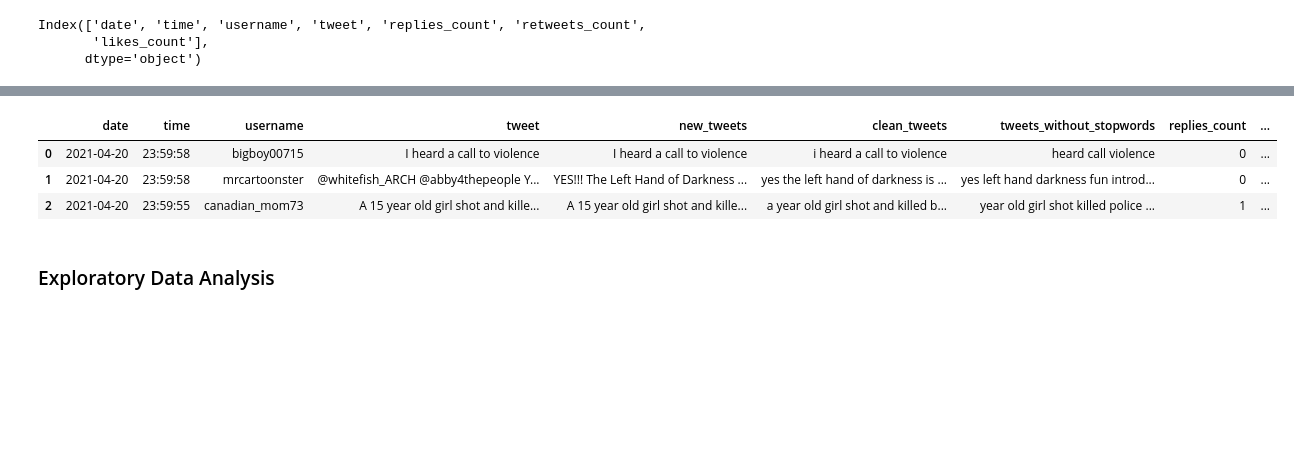
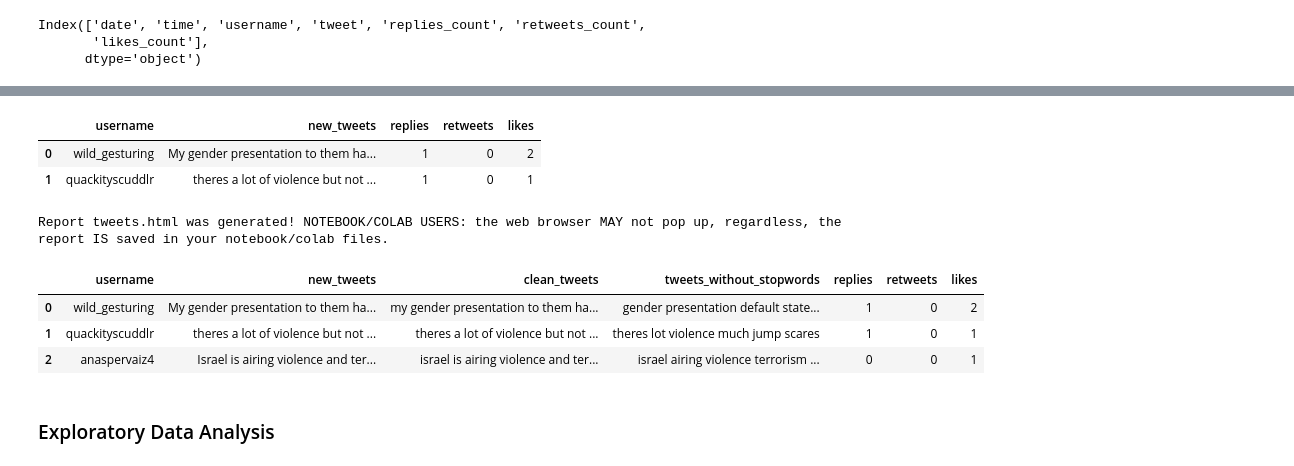
Before and after one commit to Paul-mwaura/Natural-Language-Processing, a Jupyter notebook: Gender_Based_Discrimination_Project.ipynb, the cells around one changed output, grey strips where cells are left out. Drawn from its saved outputs; the diff is of its cells as text; code cells hidden in the pictures; blank space fills up the shorter version.

```diff
--- a/Gender_Based_Discrimination_Project.ipynb
+++ b/Gender_Based_Discrimination_Project.ipynb
@@ -93,7 +121,7 @@ tweet.iloc[:3]
 Name: tweet, dtype: object
 # %%
 tweets = []
-for word in tweet:
-  word = re.sub('@[\w]+','',word)
-  tweets.append(word)
+for sent in tweet:
+  sent = re.sub('@[\w]+','',sent)
+  tweets.append(sent)
 # %%
@@ -122,0 +150,5 @@ df.head()
+# %%
+data = df.rename(columns = {'replies_count':'replies',
+                            'retweets_count':'retweets', 'likes_count':'likes'}, inplace=False)
+
+df.columns
@@ -123,3 +188,18 @@ df.head()
+# %%
+data = data[['username', 'new_tweets', 'replies', 'retweets', 'likes']]
+data.head(2)
+# %% [output]
+|  | username | new_tweets | replies | retweets | likes |
+| 0 | wild_gesturing | My gender presentation to them ha... | 1 | 0 | 2 |
+| 1 | quackityscuddlr | theres a lot of violence but not ... | 1 | 0 | 1 |
+# %%
+#to analyze the data and create a report, simply call analyze() method passing in the dataframe as argument
+report = sv.analyze(data)
+
+#display the report as html
+report.show_html('tweets.html')
+# %% [output]
+Report tweets.html was generated! NOTEBOOK/COLAB USERS: the web browser MAY not pop up, regardless, the report IS saved in your notebook/colab files.
 # %%
 SPECIAL_TOKENS = {
     'quoted': 'quoted_item',
@@ -152,7 +232,7 @@ def cleaning(text, stem_words=True):
     text = re.sub("\w*\d\w*", "", text)
 
 
-    text = re.sub("\'s", " ", text) # we have cases like "Sam is" or "Sam's" (i.e. his) these two cases aren't separable, I choose to compromise are kill "'s" directly
+    text = re.sub("\'s", " ", text)
     text = re.sub(" whats ", " what is ", text, flags=re.IGNORECASE)
     text = re.sub("\'ve", " have ", text)
     text = re.sub("can't", "can not", text)
@@ -191,10 +271,6 @@ def cleaning(text, stem_words=True):
 
     text = re.sub('[^\x00-\x7F]+', pad_str(SPECIAL_TOKENS['non-ascii']), text) # replace non-ascii word with special word
 
-    # kenyan shillings
-
-    text = re.sub("(?<=[0-9])ks ", " ks ", text, flags=re.IGNORECASE)
-    text = re.sub(" ks(?=[0-9])", " ks ", text, flags=re.IGNORECASE)
 
     text = [c for c in text if c not in string.punctuation]
     text = [c for c in text if c != '\n'] # Removing newline
@@ -215,18 +291,18 @@ def cleaning(text, stem_words=True):
     return text
 # %%
 # Clean the tweets.
-df['clean_tweets'] = df['new_tweets'].apply(cleaning)
+data['clean_tweets'] = data['new_tweets'].apply(cleaning)
 
 # Exclude stopwords with Python's list comprehension and pandas.DataFrame.apply.
-df['tweets_without_stopwords'] = df['clean_tweets'].apply(lambda x: ' '.join([word for word in x.split() if word not in (stop)]))
+data['tweets_without_stopwords'] = data['clean_tweets'].apply(lambda x: ' '.join([word for word in x.split() if word not in (stop)]))
 
-df = df[['date', 'time', 'username', 'tweet', 'new_tweets', 'clean_tweets', 'tweets_without_stopwords', 'replies_count', 'retweets_count','likes_count']]
-df.head(3)
+data = data[['username', 'new_tweets', 'clean_tweets', 'tweets_without_stopwords', 'replies', 'retweets','likes']]
+data.head(3)
 # %% [output]
-|  | date | time | username | tweet | new_tweets | clean_tweets | tweets_without_stopwords | replies_count | ... |
-| 0 | 2021-04-20 | 23:59:58 | bigboy00715 | I heard a call to violence | I heard a call to violence | i heard a call to violence | heard call violence | 0 | ... |
-| 1 | 2021-04-20 | 23:59:58 | mrcartoonster | @whitefish_ARCH @abby4thepeople Y... | YES!!! The Left Hand of Darkness ... | yes the left hand of darkness is ... | yes left hand darkness fun introd... | 0 | ... |
-| 2 | 2021-04-20 | 23:59:55 | canadian_mom73 | A 15 year old girl shot and kille... | A 15 year old girl shot and kille... | a year old girl shot and killed b... | year old girl shot killed police ... | 1 | ... |
+|  | username | new_tweets | clean_tweets | tweets_without_stopwords | replies | retweets | likes |
+| 0 | wild_gesturing | My gender presentation to them ha... | my gender presentation to them ha... | gender presentation default state... | 1 | 0 | 2 |
+| 1 | quackityscuddlr | theres a lot of violence but not ... | theres a lot of violence but not ... | theres lot violence much jump scares | 1 | 0 | 1 |
+| 2 | anaspervaiz4 | Israel is airing violence and ter... | israel is airing violence and ter... | israel airing violence terrorism ... | 0 | 0 | 1 |
 # %% [markdown]
 ### Exploratory Data Analysis
 # %%
```
Also changed, not shown: parts of 22 cells of this notebook.
